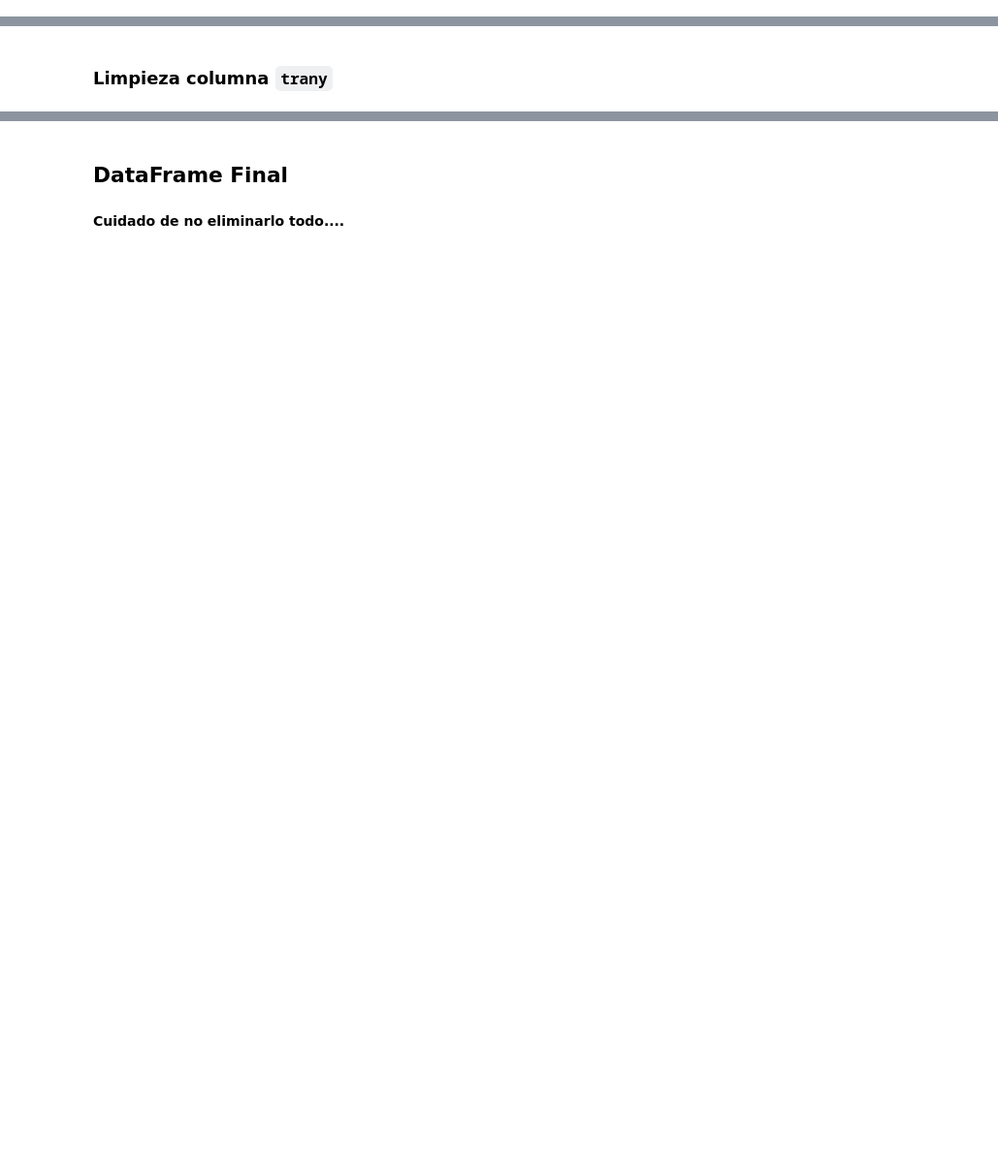
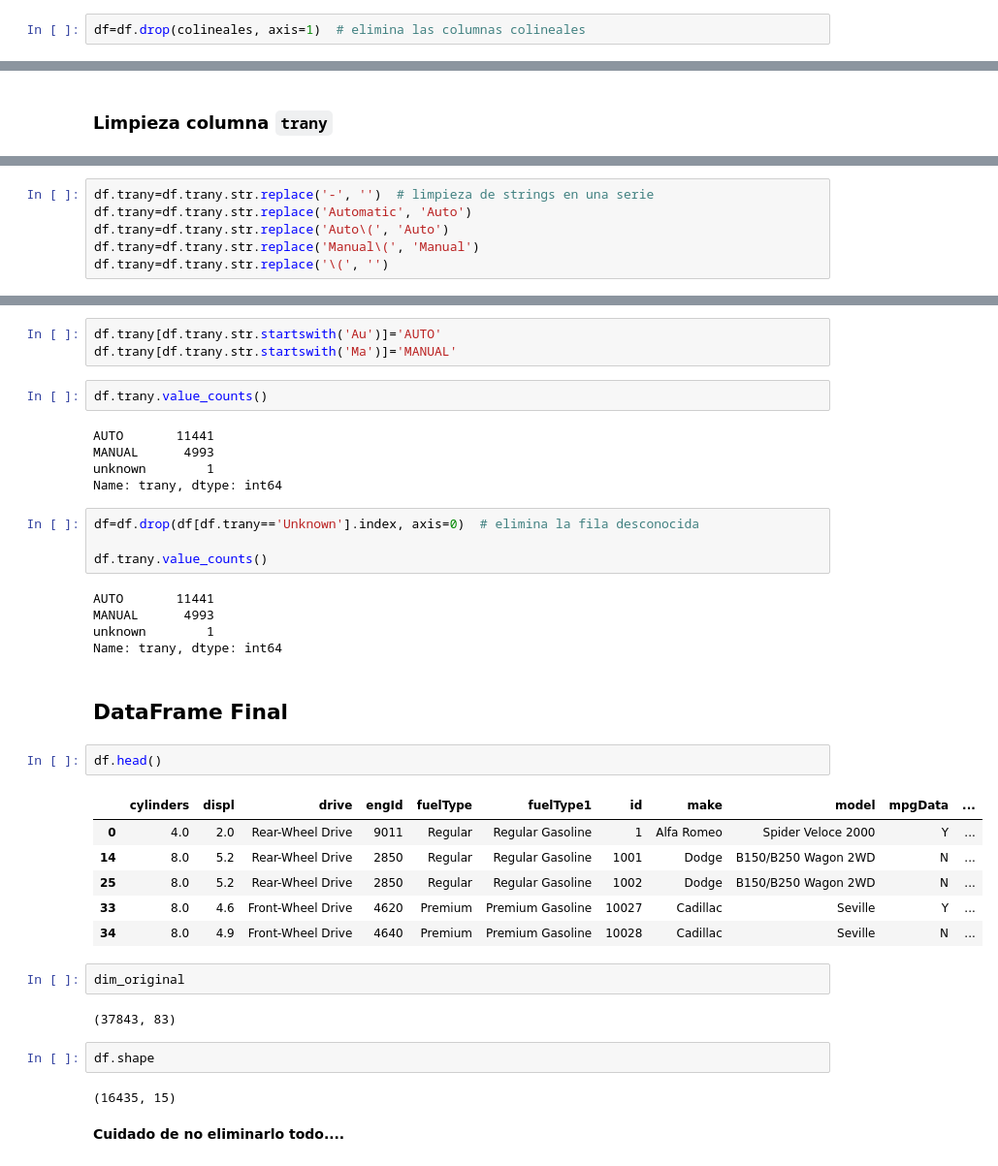
Before and after one commit to Ironhack-Data-Madrid-Abril-2021/Material_Clase, a Jupyter notebook: semana_2/2.2 - Data Cleaning .ipynb, the cells around one changed output, grey strips where cells are left out. Shown: that part at 97% size. Cells and saved outputs as stored; diff of their text form; blank space fills up the shorter version.

```diff
--- a/semana_2/2.2 - Data Cleaning .ipynb
+++ b/semana_2/2.2 - Data Cleaning .ipynb
@@ -392,0 +463,2 @@ Columnas con la misma información.
+# %%
+df=df.drop(colineales, axis=1)  # elimina las columnas colineales
@@ -394,0 +491,6 @@ Columnas con la misma información.
+# %%
+df.trany=df.trany.str.replace('-', '')  # limpieza de strings en una serie
+df.trany=df.trany.str.replace('Automatic', 'Auto')
+df.trany=df.trany.str.replace('Auto\(', 'Auto')
+df.trany=df.trany.str.replace('Manual\(', 'Manual')
+df.trany=df.trany.str.replace('\(', '')
@@ -395,4 +517,40 @@ Columnas con la misma información.
+# %%
+df.trany[df.trany.str.startswith('Au')]='AUTO'
+df.trany[df.trany.str.startswith('Ma')]='MANUAL'
+# %%
+df.trany.value_counts()
+# %% [output]
+AUTO       11441
+MANUAL      4993
+unknown        1
+Name: trany, dtype: int64
+# %%
+df=df.drop(df[df.trany=='Unknown'].index, axis=0)  # elimina la fila desconocida
+
+df.trany.value_counts()
+# %% [output]
+AUTO       11441
+MANUAL      4993
+unknown        1
+Name: trany, dtype: int64
 # %% [markdown]
 ## DataFrame Final
+# %%
+df.head()
+# %% [output]
+|  | cylinders | displ | drive | engId | fuelType | fuelType1 | id | make | model | mpgData | ... |
+| 0 | 4.0 | 2.0 | Rear-Wheel Drive | 9011 | Regular | Regular Gasoline | 1 | Alfa Romeo | Spider Veloce 2000 | Y | ... |
+| 14 | 8.0 | 5.2 | Rear-Wheel Drive | 2850 | Regular | Regular Gasoline | 1001 | Dodge | B150/B250 Wagon 2WD | N | ... |
+| 25 | 8.0 | 5.2 | Rear-Wheel Drive | 2850 | Regular | Regular Gasoline | 1002 | Dodge | B150/B250 Wagon 2WD | N | ... |
+| 33 | 8.0 | 4.6 | Front-Wheel Drive | 4620 | Premium | Premium Gasoline | 10027 | Cadillac | Seville | Y | ... |
+| 34 | 8.0 | 4.9 | Front-Wheel Drive | 4640 | Premium | Premium Gasoline | 10028 | Cadillac | Seville | N | ... |
+# %%
+dim_original
+# %% [output]
+(37843, 83)
+# %%
+df.shape
+# %% [output]
+(16435, 15)
 # %% [markdown]
 **Cuidado de no eliminarlo todo....**
```
Also changed, not shown: parts of 11 cells of this notebook.
